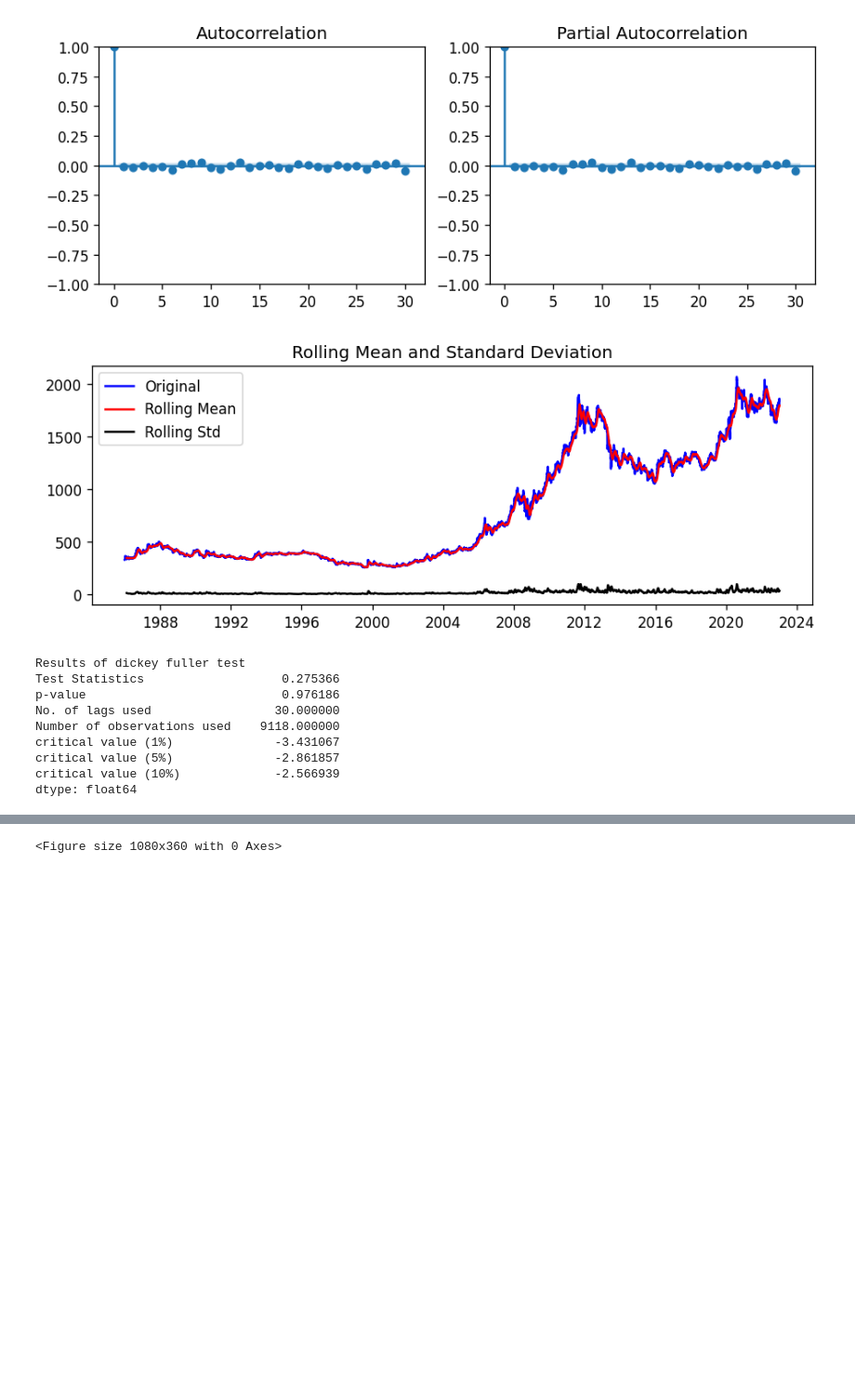
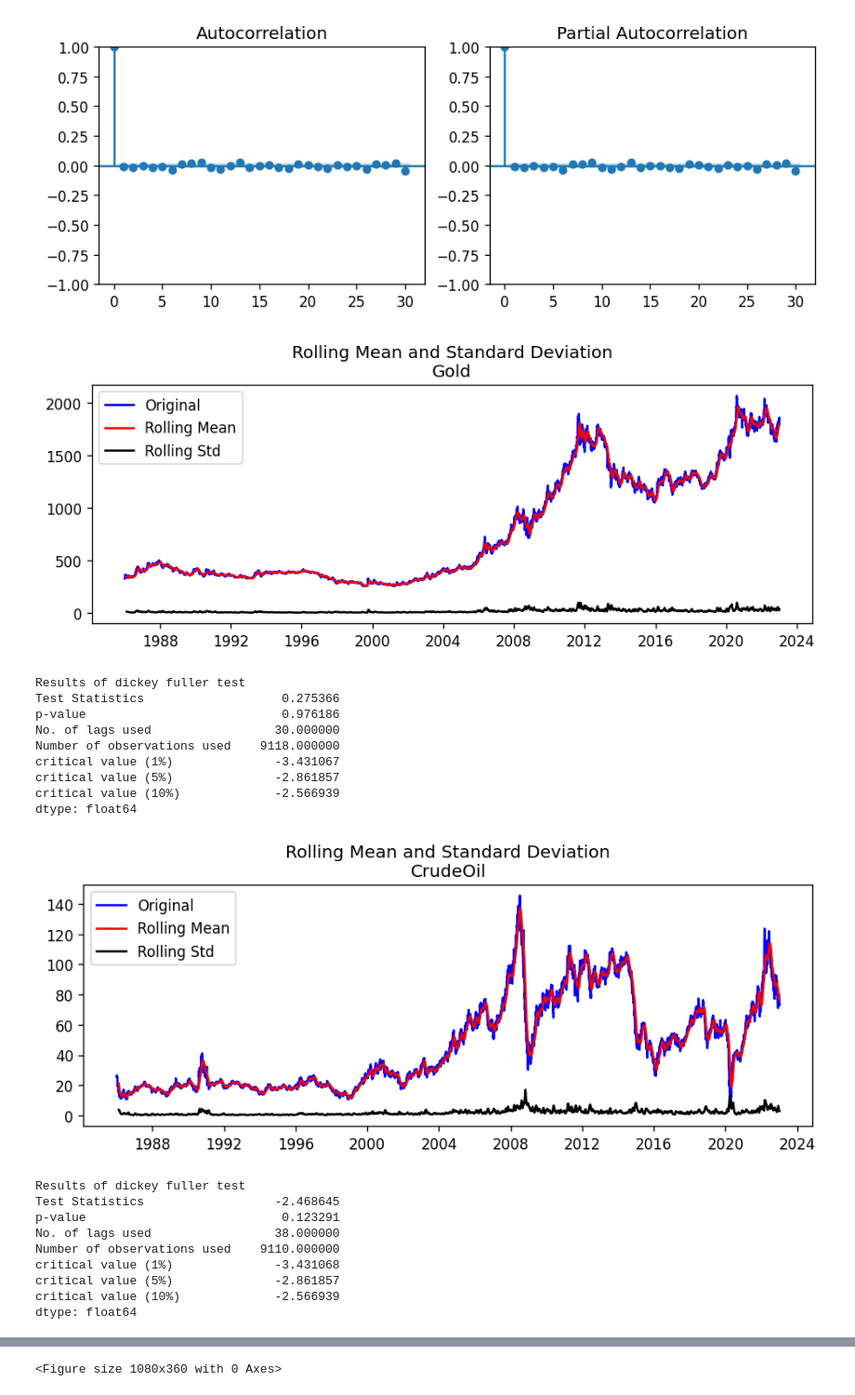
Before and after one commit to maxbranting/gold-forecast, a Jupyter notebook: Models/Price/ARIMA.ipynb, the cells around one changed output, grey strips where cells are left out. Shown at 93% size. Cells and saved outputs as stored; diff of their text form; code cells hidden in the pictures; blank space fills up the shorter version.

```diff
--- a/Models/Price/ARIMA.ipynb
+++ b/Models/Price/ARIMA.ipynb
@@ -55,7 +55,7 @@ plt.show()
 # %% [output]
 [figure]
 # %%
-def test_stationarity(timeseries):
+def test_stationarity(timeseries, name):
     #Determing rolling statistics
     rolmean = timeseries.rolling(30).mean()
     rolstd = timeseries.rolling(30).std()
@@ -64,7 +64,7 @@ def test_stationarity(timeseries):
     plt.plot(rolmean, color='red', label='Rolling Mean')
     plt.plot(rolstd, color='black', label = 'Rolling Std')
     plt.legend(loc='best')
-    plt.title('Rolling Mean and Standard Deviation')
+    plt.title(f'Rolling Mean and Standard Deviation\n{name}')
     plt.show(block=False)
 
     print("Results of dickey fuller test")
@@ -75,16 +75,27 @@ def test_stationarity(timeseries):
     for key,values in adft[4].items():
         output['critical value (%s)'%key] =  values
     print(output)
-# %%
-test_stationarity(df['Gold'])
-# %% [output]
-[figure, removed]
-Results of dickey fuller test
-Test Statistics                   0.275366
-p-value                           0.976186
-No. of lags used                 30.000000
-Number of observations used    9118.000000
-critical value (1%)              -3.431067
-critical value (5%)              -2.861857
-critical value (10%)             -2.566939
-dtype: float64
+# %%
+for i in df.columns:
+    test_stationarity(df[i], i)
+# %% [output]
+[figure, added]
+Results of dickey fuller test
+Test Statistics                   0.275366
+p-value                           0.976186
+No. of lags used                 30.000000
+Number of observations used    9118.000000
+critical value (1%)              -3.431067
+critical value (5%)              -2.861857
+critical value (10%)             -2.566939
+dtype: float64
+[figure, added]
+Results of dickey fuller test
+Test Statistics                  -2.468645
+p-value                           0.123291
+No. of lags used                 38.000000
+Number of observations used    9110.000000
+critical value (1%)              -3.431068
+critical value (5%)              -2.861857
+critical value (10%)             -2.566939
+dtype: float64
```
Also changed, not shown: parts of 22 cells of this notebook.
